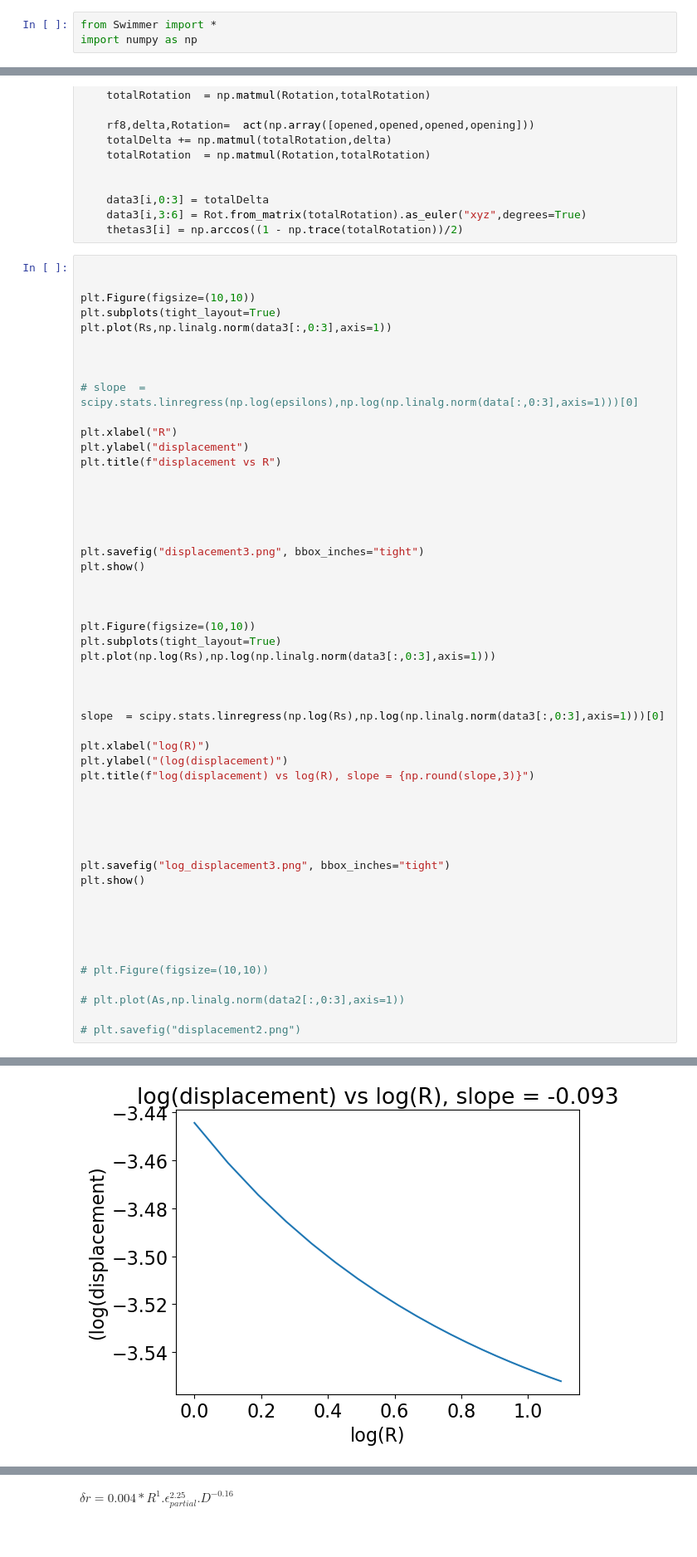
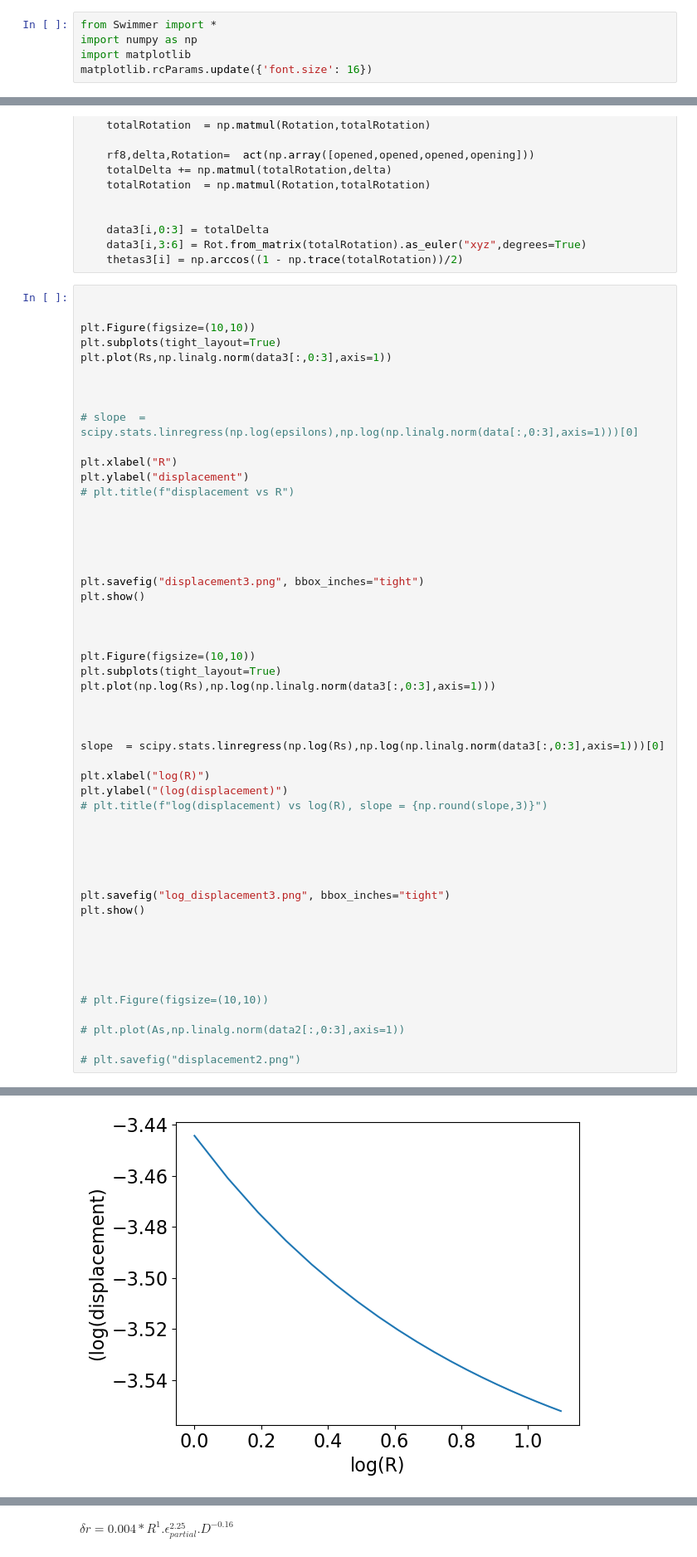
Before and after one commit to alireza-astane/starSwimmer3D, a Jupyter notebook: phase1.ipynb, the cells around one changed output, grey strips where cells are left out. Shown at 83% size. Cells and saved outputs as stored; diff of their text form; blank space fills up the shorter version.

```diff
--- a/phase1.ipynb
+++ b/phase1.ipynb
@@ -1,6 +1,8 @@
 # %%
 from Swimmer import *
 import numpy as np
+import matplotlib
+matplotlib.rcParams.update({'font.size': 16})
 # %% [markdown]
 ## Initialization
 # %%
@@ -627,7 +628,7 @@ plt.plot(Rs,np.linalg.norm(data3[:,0:3],axis=1))
 
 plt.xlabel("R")
 plt.ylabel("displacement")
-plt.title(f"displacement vs R")
+# plt.title(f"displacement vs R")
 
 
 
@@ -648,7 +649,7 @@ slope  = scipy.stats.linregress(np.log(Rs),np.log(np.linalg.norm(data3[:,0:3],ax
 
 plt.xlabel("log(R)")
 plt.ylabel("(log(displacement)")
-plt.title(f"log(displacement) vs log(R), slope = {np.round(slope,3)}")
+# plt.title(f"log(displacement) vs log(R), slope = {np.round(slope,3)}")
 
 
 
@@ -671,4 +672,4 @@ plt.show()
-[figure, old version]
+[figure, new version]
 # %%
 plt.Figure(figsize=(10,10))
 plt.subplots(tight_layout=True)
```
Also changed, not shown: parts of 10 cells of this notebook, 27 other files.
